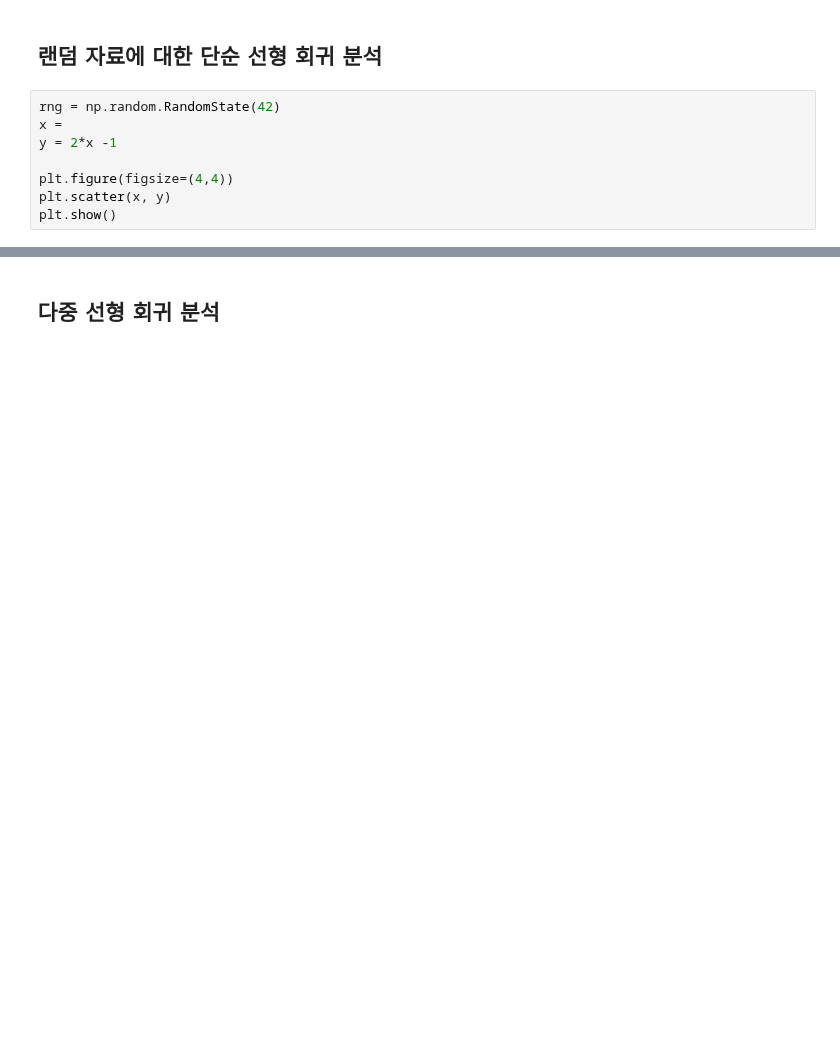
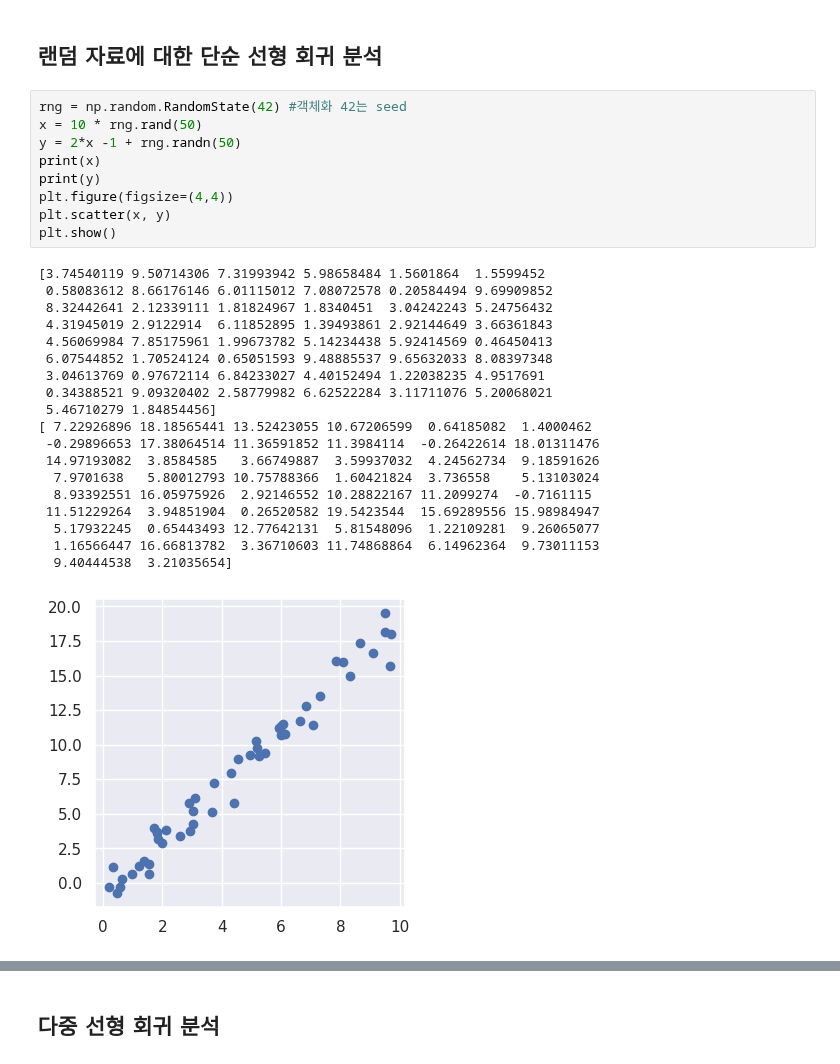
Before and after one commit to gymnopedy01/ictis-2023-ai, a Jupyter notebook: 다운로드/배포_ML_회귀.ipynb, the cells around one changed output, grey strips where cells are left out. Drawn from its saved outputs; the diff is of its cells as text; blank space fills up the shorter version.

```diff
--- a/다운로드/배포_ML_회귀.ipynb
+++ b/다운로드/배포_ML_회귀.ipynb
@@ -251,13 +314,34 @@ W, b =
 # %% [markdown]
 ## 랜덤 자료에 대한 단순 선형 회귀 분석
 # %%
-rng = np.random.RandomState(42)
-x =
-y = 2*x -1
-
+rng = np.random.RandomState(42) #객체화 42는 seed
+x = 10 * rng.rand(50)
+y = 2*x -1 + rng.randn(50)
+print(x)
+print(y)
 plt.figure(figsize=(4,4))
 plt.scatter(x, y)
 plt.show()
+# %% [output]
+[3.74540119 9.50714306 7.31993942 5.98658484 1.5601864  1.5599452
+ 0.58083612 8.66176146 6.01115012 7.08072578 0.20584494 9.69909852
+ 8.32442641 2.12339111 1.81824967 1.8340451  3.04242243 5.24756432
+ 4.31945019 2.9122914  6.11852895 1.39493861 2.92144649 3.66361843
+ 4.56069984 7.85175961 1.99673782 5.14234438 5.92414569 0.46450413
+ 6.07544852 1.70524124 0.65051593 9.48885537 9.65632033 8.08397348
+ 3.04613769 0.97672114 6.84233027 4.40152494 1.22038235 4.9517691
+ 0.34388521 9.09320402 2.58779982 6.62522284 3.11711076 5.20068021
+ 5.46710279 1.84854456]
+[ 7.22926896 18.18565441 13.52423055 10.67206599  0.64185082  1.4000462
+ -0.29896653 17.38064514 11.36591852 11.3984114  -0.26422614 18.01311476
+ 14.97193082  3.8584585   3.66749887  3.59937032  4.24562734  9.18591626
+  7.9701638   5.80012793 10.75788366  1.60421824  3.736558    5.13103024
+  8.93392551 16.05975926  2.92146552 10.28822167 11.2099274  -0.7161115
+ 11.51229264  3.94851904  0.26520582 19.5423544  15.69289556 15.98984947
+  5.17932245  0.65443493 12.77642131  5.81548096  1.22109281  9.26065077
+  1.16566447 16.66813782  3.36710603 11.74868864  6.14962364  9.73011153
+  9.40444538  3.21035654]
+[figure, added]
 # %%
 df=pd.DataFrame()
 df['x']= x
```
Also changed, not shown: parts of 34 cells of this notebook.
